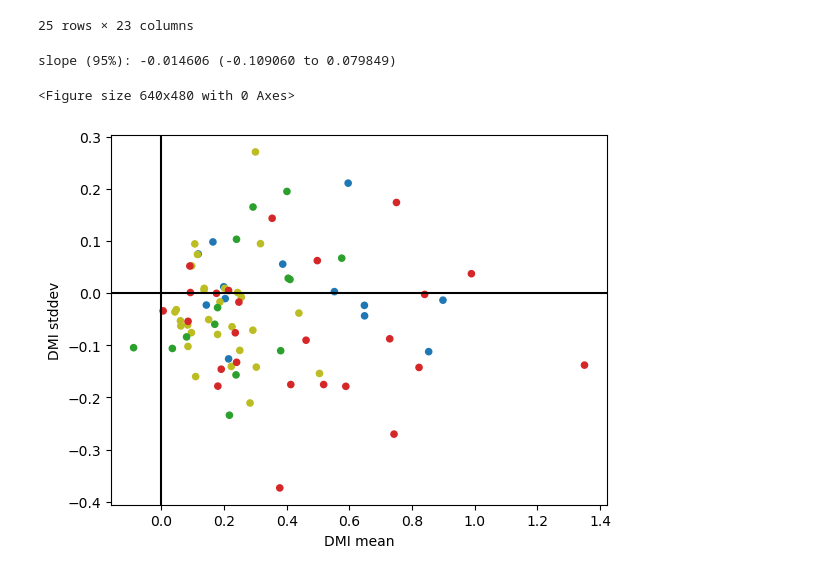
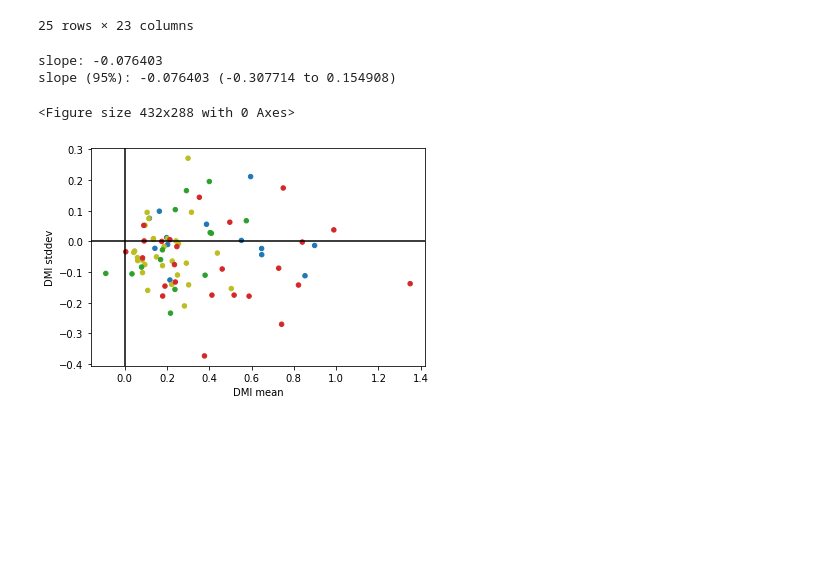
Before and after one commit to pmip4/IndianOceanVariability, a Jupyter notebook: scatterplots.ipynb, the cells around one changed output. Saved outputs shown, nothing was run; the diff lists cells and outputs as text; code cells hidden in the pictures; blank space fills up the shorter version.

```diff
--- a/scatterplots.ipynb
+++ b/scatterplots.ipynb
@@ -186,17 +187,22 @@ all_diffs['color'] = all_diffs['color'].map({'lgm':'tab:blue',
 # %%
 fig = plt.figure()
 fig=all_diffs.plot.scatter(x='DMI mean',y='DMI stddev',c='color').get_figure()
 plt.axhline(0,color='black')
 plt.axvline(0,color='black')
-res = stats.linregress(all_diffs['DMI mean'],all_diffs['DMI stddev'])
+res = linear_regression(all_diffs['DMI mean'],all_diffs['DMI stddev'],proportional=True)
+est_y=res.slope*all_diffs['DMI mean']
+resid=est_y-all_diffs['DMI stddev']
+stderr=np.sqrt(np.sum(resid)/(len(all_diffs['DMI mean'])-2))
 tinv = lambda p, df: abs(stats.t.ppf(p/2, df))
 ts = tinv(0.05, len(all_diffs['DMI mean'])-2)
-print(f"slope (95%): {res.slope:.6f} ({res.slope-ts*res.stderr:.6f} to {res.slope+ts*res.stderr:.6f})")
+print(f"slope: {res.slope:.6f}")
+print(f"slope (95%): {res.slope:.6f} ({res.slope-ts*stderr:.6f} to {res.slope+ts*stderr:.6f})")
 fig.savefig('plots/dmi_w_mean.pdf')
 # %% [output]
-slope (95%): -0.014606 (-0.109060 to 0.079849)
+slope: -0.076403
+slope (95%): -0.076403 (-0.307714 to 0.154908)
-<Figure size 640x480 with 0 Axes>
+<Figure size 432x288 with 0 Axes>
-[figure, old version]
+[figure, new version]
 # %%
 fig = plt.figure()
 fig=all_diffs.plot.scatter(x='DMI AnnCycAmp',y='DMI stddev',c='color').get_figure()
```
Also changed, not shown: parts of 17 cells of this notebook, 2 other files.
